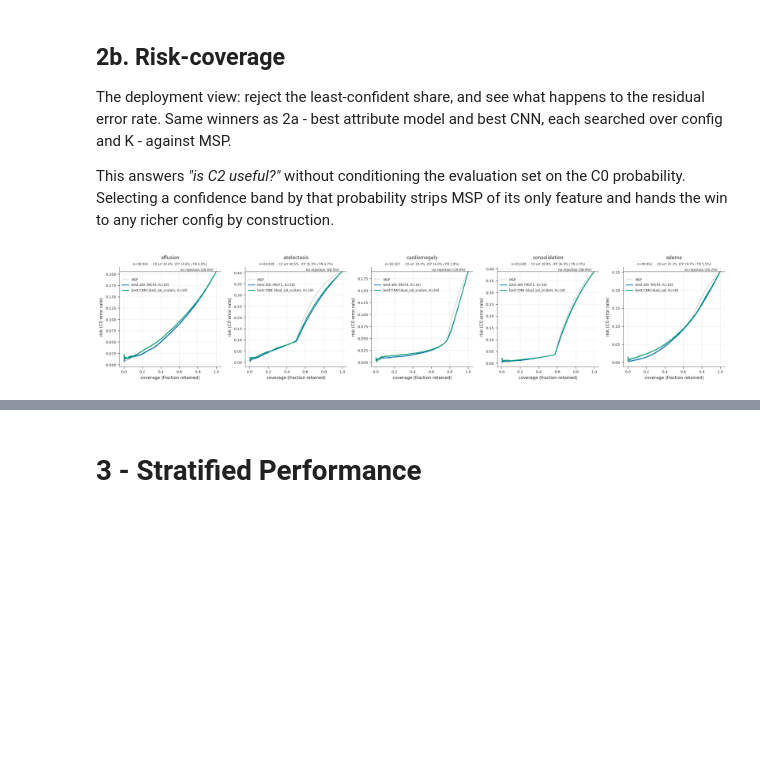
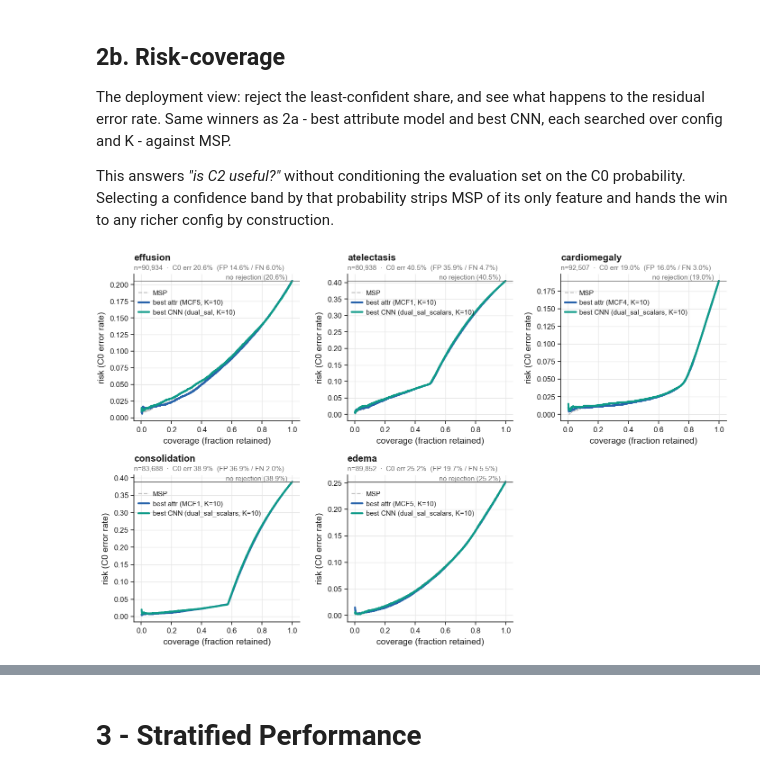
Before and after one commit to joaommata/masters_thesis, a Jupyter notebook: final_experiment/C2_evaluation.ipynb, the cells around one changed output, grey strips where cells are left out. Saved outputs shown, nothing was run; the diff lists cells and outputs as text; code cells hidden in the pictures; blank space fills up the shorter version.

```diff
--- a/final_experiment/C2_evaluation.ipynb
+++ b/final_experiment/C2_evaluation.ipynb
@@ -123,10 +124,13 @@ def load_cnn(disease, k=None, n_folds=5):
             out = df if out is None else out.merge(df[["path", f"cnn_{key}"]], on="path", how="outer")
     return out
 
-def msp(df, disease):
-    """Maximum softmax probability -- the untrained baseline. Nothing is fitted."""
+def msp(df, disease, variant=None):
+    """Maximum softmax probability -- the untrained baseline. Nothing is fitted.
+    `variant` defaults to MSP_VARIANT; the threshold is only read when a variant needs it."""
+    variant = variant or MSP_VARIANT
     p = df[f"{disease}_prob"].values
-    return np.maximum(p, 1.0 - p)
+    t = None if variant == "standard" else c0_threshold(disease)
+    return msp_score(p, t, variant)
 
 def config_cols(df, model="MLP"):
     """Config -> column, in CONFIG_ORDER. Configs absent from the file are skipped."""
@@ -159,9 +163,9 @@ def panel_note(df, disease, policy=POLICY):
     return f"n={n:,}  ·  C0 err {1 - corr.mean():.1%}  (FP {fp:.1%} / FN {fn:.1%})"
 
 def titled(ax, disease, df):
-    ax.set_title(disease, color=INK, pad=17)
-    ax.text(0.5, 1.015, panel_note(df, disease), transform=ax.transAxes,
-            ha="center", va="bottom", fontsize=6.5, color=MUTED)
+    ax.set_title(disease, pad=11)
+    ax.text(0.0, 1.02, panel_note(df, disease), transform=ax.transAxes,
+            ha="left", va="bottom", fontsize=FS["tiny"], color=MUTED)
 
 def per_fold_auc(df, score_col_or_values):
     """Mean AUROC over the 5 folds -- the same statistic cv_summary.csv reports."""
@@ -961,39 +1578,39 @@ def risk_coverage_plot(disease, model="MLP", ks=None, ax=None):
     The winner is the joint (config, K) argmax of mean fold AUROC, the same one 2a
     draws, so the two figures always describe the same models."""
     ref = load_attributes(disease, CF)
     if ref is None:
         print(f"{disease}: no attribute predictions yet"); return
-    ax = ax or plt.subplots(figsize=(5.2, 4))[1]
+    ax = ax or plt.subplots(figsize=(HALF, 70 * MM))[1]
 
     cov, risk = risk_coverage(ref["correct"], msp(ref, disease))
-    ax.plot(cov, risk, color=GREY, ls="--", lw=1.2, label="MSP")
+    ax.plot(cov, risk, color=GREY, ls="--", lw=LW["ref"], label="MSP")
 
     a = best_attr(disease, model, ks)
     if a:
         cfg, k, score, adf, _ = a
         cov, risk = risk_coverage(adf["correct"], score)
-        ax.plot(cov, risk, color=BLUE, lw=1.6, label=f"best attr ({cfg}, K={k})")
+        ax.plot(cov, risk, color=BLUE, label=f"best attr ({cfg}, K={k})")
 
     c = best_cnn(disease, ks)
     if c:
         key, k, cnn, col, _ = c
         m = ref.merge(cnn[["path", col]], on="path", how="inner")
         cov, risk = risk_coverage(m["correct"], m[col])
-        ax.plot(cov, risk, color=TEAL, lw=1.6, label=f"best CNN ({key}, K={k})")
+        ax.plot(cov, risk, color=TEAL, label=f"best CNN ({key}, K={k})")
 
     base = 1 - ref["correct"].mean()
-    ax.axhline(base, color=MUTED, lw=0.6)
-    ax.text(0.98, base, f"no rejection ({base:.1%}) ", fontsize=7, color=MUTED,
+    ax.axhline(base, color=MUTED, lw=LW["hair"])
+    ax.text(0.98, base, f"no rejection ({base:.1%}) ", fontsize=FS["tiny"], color=MUTED,
             va="bottom", ha="right")          # right-aligned: the legend owns the top-left
     ax.set_xlabel("coverage (fraction retained)"); ax.set_ylabel("risk (C0 error rate)")
     titled(ax, disease, ref)
     ax.grid(zorder=0); ax.set_axisbelow(True)
-    ax.legend(frameon=False, loc="upper left", bbox_to_anchor=(0.0, 0.92), fontsize=7)
+    ax.legend(loc="upper left", bbox_to_anchor=(0.0, 0.92), fontsize=FS["tiny"])
     return ax
 
-fig, axes = plt.subplots(1, len(DISEASES), figsize=(19, 4.0))
+fig, axes = _grid(len(DISEASES), 3, panel=(FULL / 3, 58 * MM))
 for ax, d in zip(axes, DISEASES):
     risk_coverage_plot(d, ax=ax)
 fig.tight_layout()
 # %% [output]
-[figure, old version]
+[figure, new version]
```
Also changed, not shown: parts of 35 cells of this notebook, 33 other files.
